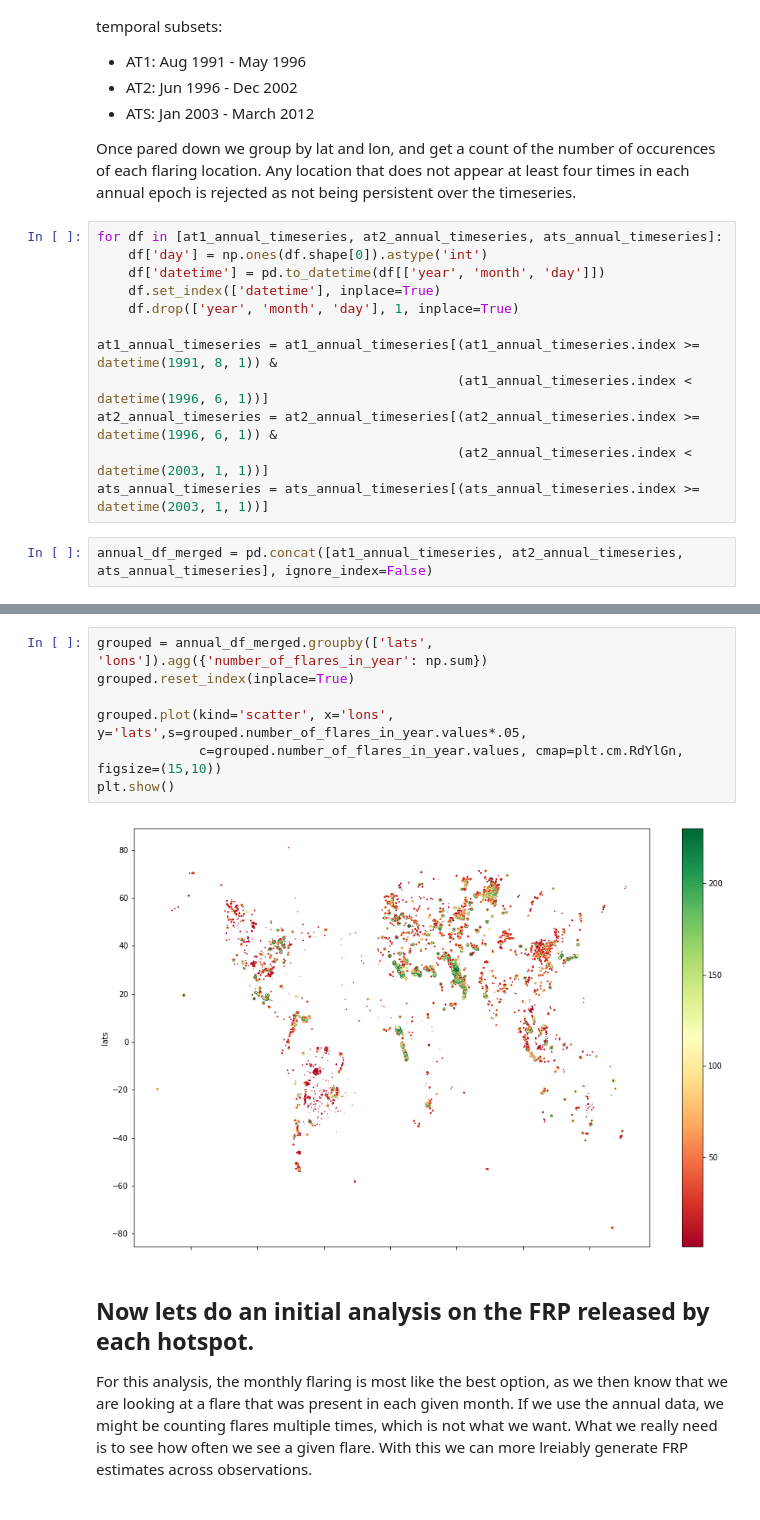
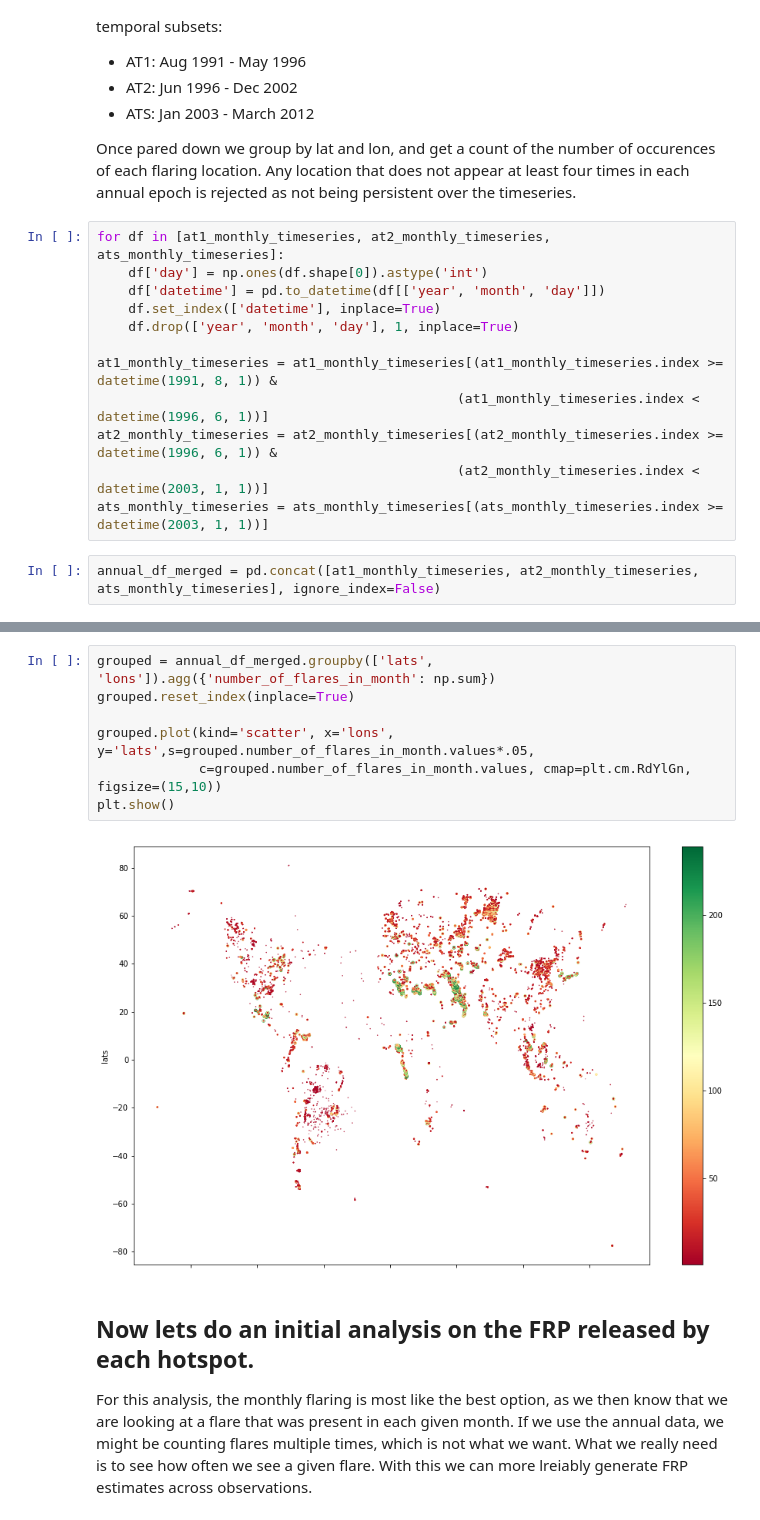
Before and after one commit to dnf0/kcl-globalgasflaring, a Jupyter notebook: notebooks/Global Gas Flaring Analysis.ipynb, the cells around one changed output, grey strips where cells are left out. Cells and saved outputs as stored; diff of their text form.

Commit message:
included a script to extract all flares

```diff
--- a/notebooks/Global Gas Flaring Analysis.ipynb
+++ b/notebooks/Global Gas Flaring Analysis.ipynb
@@ -141,16 +140,16 @@ Now let's see how many of the hotspots are persistent throughtout the entire ATS
 
 Once pared down we group by lat and lon, and get a count of the number of occurences of each flaring location.  Any location that does not appear at least four times in each annual epoch is rejected as not being persistent over the timeseries.
 # %%
-for df in [at1_annual_timeseries, at2_annual_timeseries, ats_annual_timeseries]:
+for df in [at1_monthly_timeseries, at2_monthly_timeseries, ats_monthly_timeseries]:
     df['day'] = np.ones(df.shape[0]).astype('int')
     df['datetime'] = pd.to_datetime(df[['year', 'month', 'day']])
     df.set_index(['datetime'], inplace=True)
     df.drop(['year', 'month', 'day'], 1, inplace=True)
 
-at1_annual_timeseries = at1_annual_timeseries[(at1_annual_timeseries.index >= datetime(1991, 8, 1)) &
-                                              (at1_annual_timeseries.index < datetime(1996, 6, 1))]
-at2_annual_timeseries = at2_annual_timeseries[(at2_annual_timeseries.index >= datetime(1996, 6, 1)) &
-                                              (at2_annual_timeseries.index < datetime(2003, 1, 1))]
-ats_annual_timeseries = ats_annual_timeseries[(ats_annual_timeseries.index >= datetime(2003, 1, 1))]
+at1_monthly_timeseries = at1_monthly_timeseries[(at1_monthly_timeseries.index >= datetime(1991, 8, 1)) &
+                                              (at1_monthly_timeseries.index < datetime(1996, 6, 1))]
+at2_monthly_timeseries = at2_monthly_timeseries[(at2_monthly_timeseries.index >= datetime(1996, 6, 1)) &
+                                              (at2_monthly_timeseries.index < datetime(2003, 1, 1))]
+ats_monthly_timeseries = ats_monthly_timeseries[(ats_monthly_timeseries.index >= datetime(2003, 1, 1))]
 # %%
-annual_df_merged = pd.concat([at1_annual_timeseries, at2_annual_timeseries, ats_annual_timeseries], ignore_index=False)
+annual_df_merged = pd.concat([at1_monthly_timeseries, at2_monthly_timeseries, ats_monthly_timeseries], ignore_index=False)
@@ -164,12 +173,12 @@ total_months
 # %%
-grouped = annual_df_merged.groupby(['lats', 'lons']).agg({'number_of_flares_in_year': np.sum})
+grouped = annual_df_merged.groupby(['lats', 'lons']).agg({'number_of_flares_in_month': np.sum})
 grouped.reset_index(inplace=True)
 
-grouped.plot(kind='scatter', x='lons', y='lats',s=grouped.number_of_flares_in_year.values*.05,
-             c=grouped.number_of_flares_in_year.values, cmap=plt.cm.RdYlGn, figsize=(15,10))
+grouped.plot(kind='scatter', x='lons', y='lats',s=grouped.number_of_flares_in_month.values*.05,
+             c=grouped.number_of_flares_in_month.values, cmap=plt.cm.RdYlGn, figsize=(15,10))
 plt.show()
 # %% [output]
-[figure, old version]
+[figure, new version]
 # %% [markdown]
 ## Now lets do an initial analysis on the FRP released by each hotspot.
 For this analysis, the monthly flaring is most like the best option, as we then know that we are looking at a flare that was present in each given month.  If we use the annual data, we might be counting flares multiple times, which is not what we want.  What we really need is to see how often we see a given flare.  With this we can more lreiably generate FRP estimates across observations.
```
Also changed, not shown: parts of 7 cells of this notebook, 2 other files.
